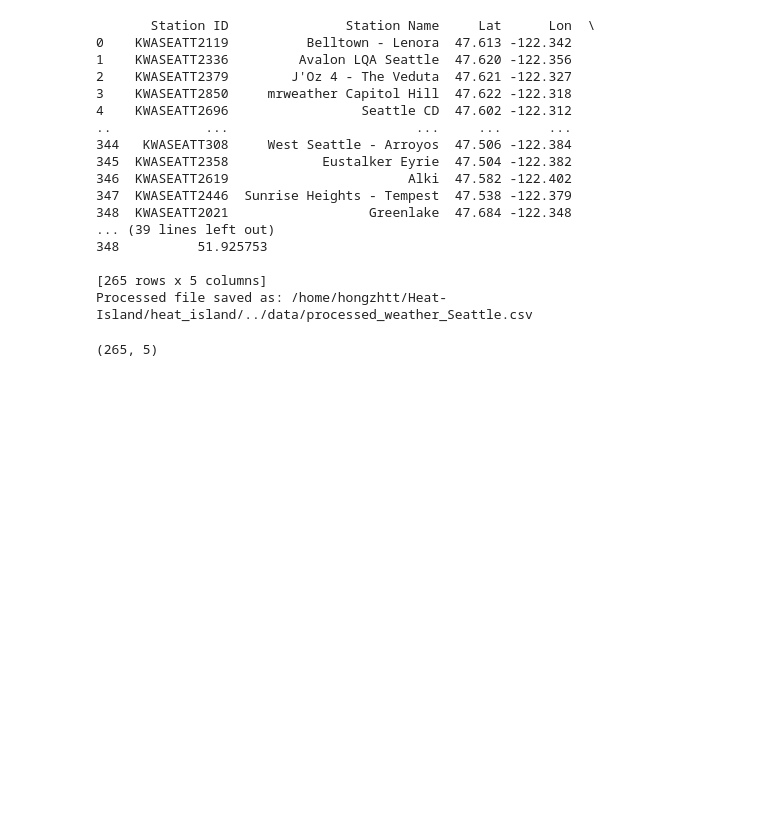
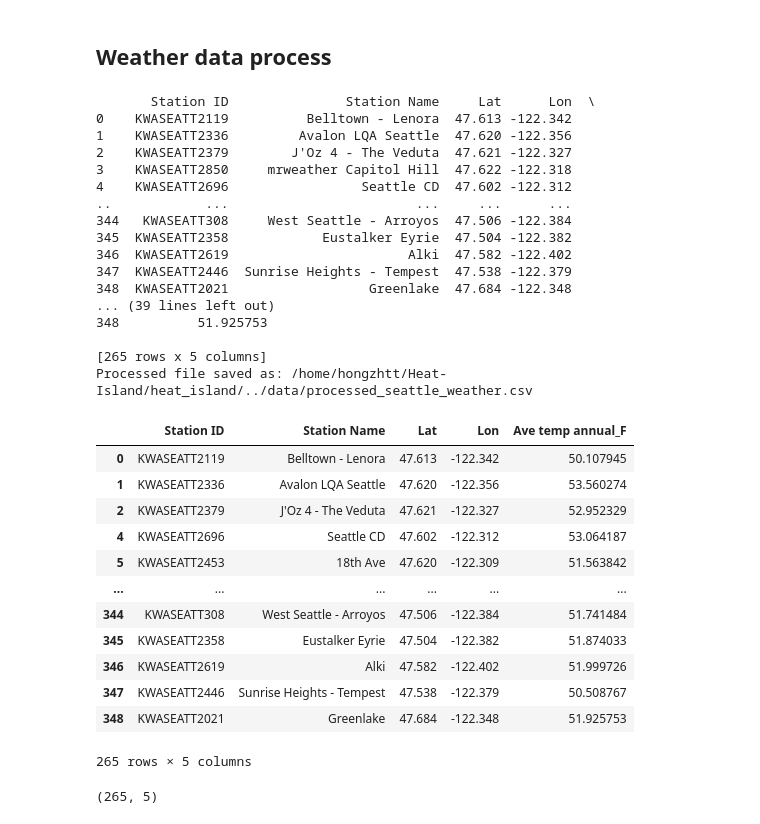
Before and after one commit to UndefiedCse/Heat-Island, a Jupyter notebook: demo/data_processing.ipynb, the cells around one changed output. Saved outputs shown, nothing was run; the diff lists cells and outputs as text; code cells hidden in the pictures; blank space fills up the shorter version.

```diff
--- a/demo/data_processing.ipynb
+++ b/demo/data_processing.ipynb
@@ -12,21 +15,36 @@ from heat_island import geo_process
+# %% [markdown]
+## Weather data process
 # %%
-data_process.preprocess_csv('weather_Seattle.csv')
+data_process.preprocess_csv('seattle_weather.csv')
 # %% [output]
        Station ID               Station Name     Lat      Lon  \
 0    KWASEATT2119          Belltown - Lenora  47.613 -122.342
 1    KWASEATT2336         Avalon LQA Seattle  47.620 -122.356
 2    KWASEATT2379        J'Oz 4 - The Veduta  47.621 -122.327
 3    KWASEATT2850     mrweather Capitol Hill  47.622 -122.318
 4    KWASEATT2696                 Seattle CD  47.602 -122.312
 ..            ...                        ...     ...      ...
 344   KWASEATT308     West Seattle - Arroyos  47.506 -122.384
 345  KWASEATT2358            Eustalker Eyrie  47.504 -122.382
 346  KWASEATT2619                       Alki  47.582 -122.402
 347  KWASEATT2446  Sunrise Heights - Tempest  47.538 -122.379
 348  KWASEATT2021                  Greenlake  47.684 -122.348
 ... (39 lines left out)
 348          51.925753
 
 [265 rows x 5 columns]
-Processed file saved as: /home/hongzhtt/Heat-Island/heat_island/../data/processed_weather_Seattle.csv
+Processed file saved as: /home/hongzhtt/Heat-Island/heat_island/../data/processed_seattle_weather.csv
+|  | Station ID | Station Name | Lat | Lon | Ave temp annual_F |
+| 0 | KWASEATT2119 | Belltown - Lenora | 47.613 | -122.342 | 50.107945 |
+| 1 | KWASEATT2336 | Avalon LQA Seattle | 47.620 | -122.356 | 53.560274 |
+| 2 | KWASEATT2379 | J'Oz 4 - The Veduta | 47.621 | -122.327 | 52.952329 |
+| 4 | KWASEATT2696 | Seattle CD | 47.602 | -122.312 | 53.064187 |
+| 5 | KWASEATT2453 | 18th Ave | 47.620 | -122.309 | 51.563842 |
+| ... | ... | ... | ... | ... | ... |
+| 344 | KWASEATT308 | West Seattle - Arroyos | 47.506 | -122.384 | 51.741484 |
+| 345 | KWASEATT2358 | Eustalker Eyrie | 47.504 | -122.382 | 51.874033 |
+| 346 | KWASEATT2619 | Alki | 47.582 | -122.402 | 51.999726 |
+| 347 | KWASEATT2446 | Sunrise Heights - Tempest | 47.538 | -122.379 | 50.508767 |
+| 348 | KWASEATT2021 | Greenlake | 47.684 | -122.348 | 51.925753 |
+265 rows × 5 columns
 # %%
```
Also changed, not shown: parts of 12 cells of this notebook, 4 other files.
